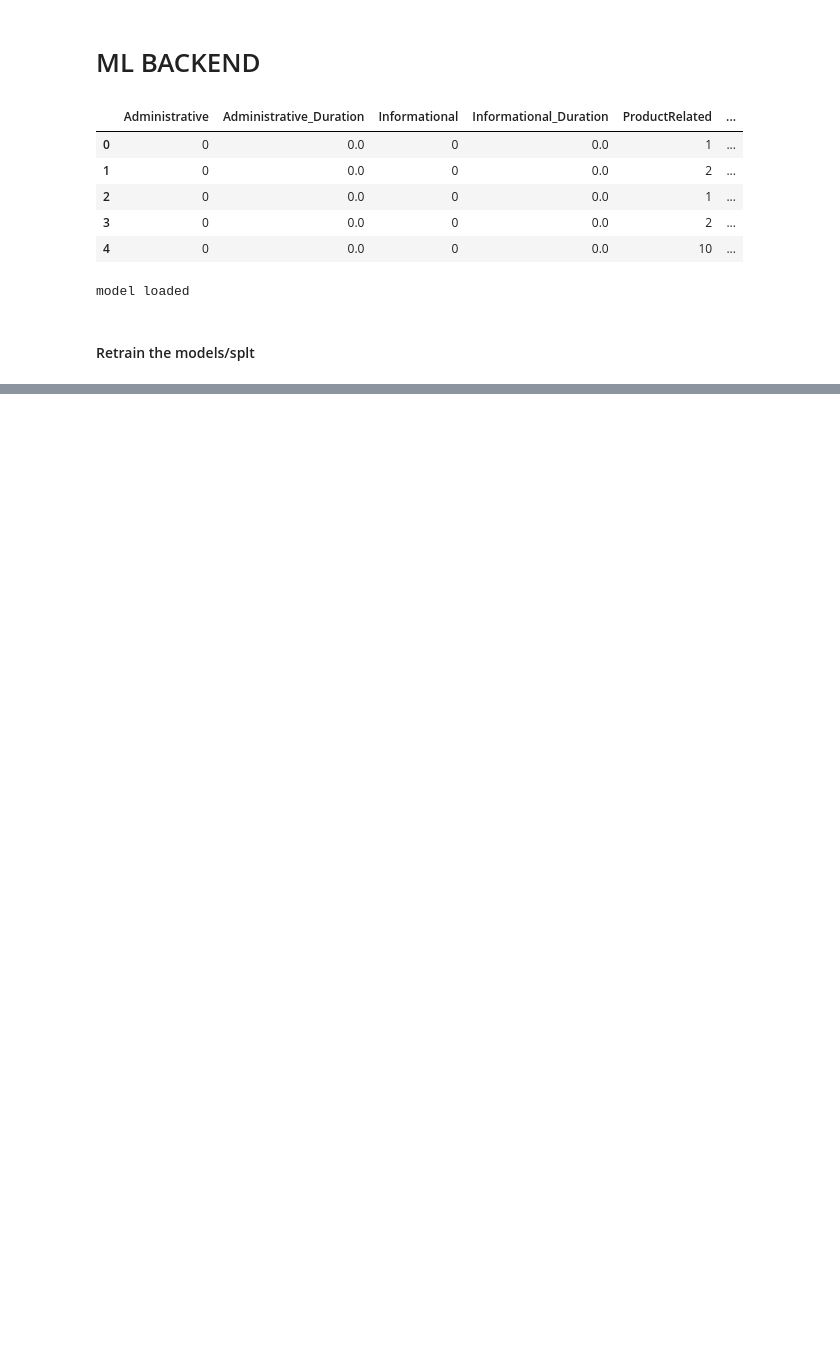
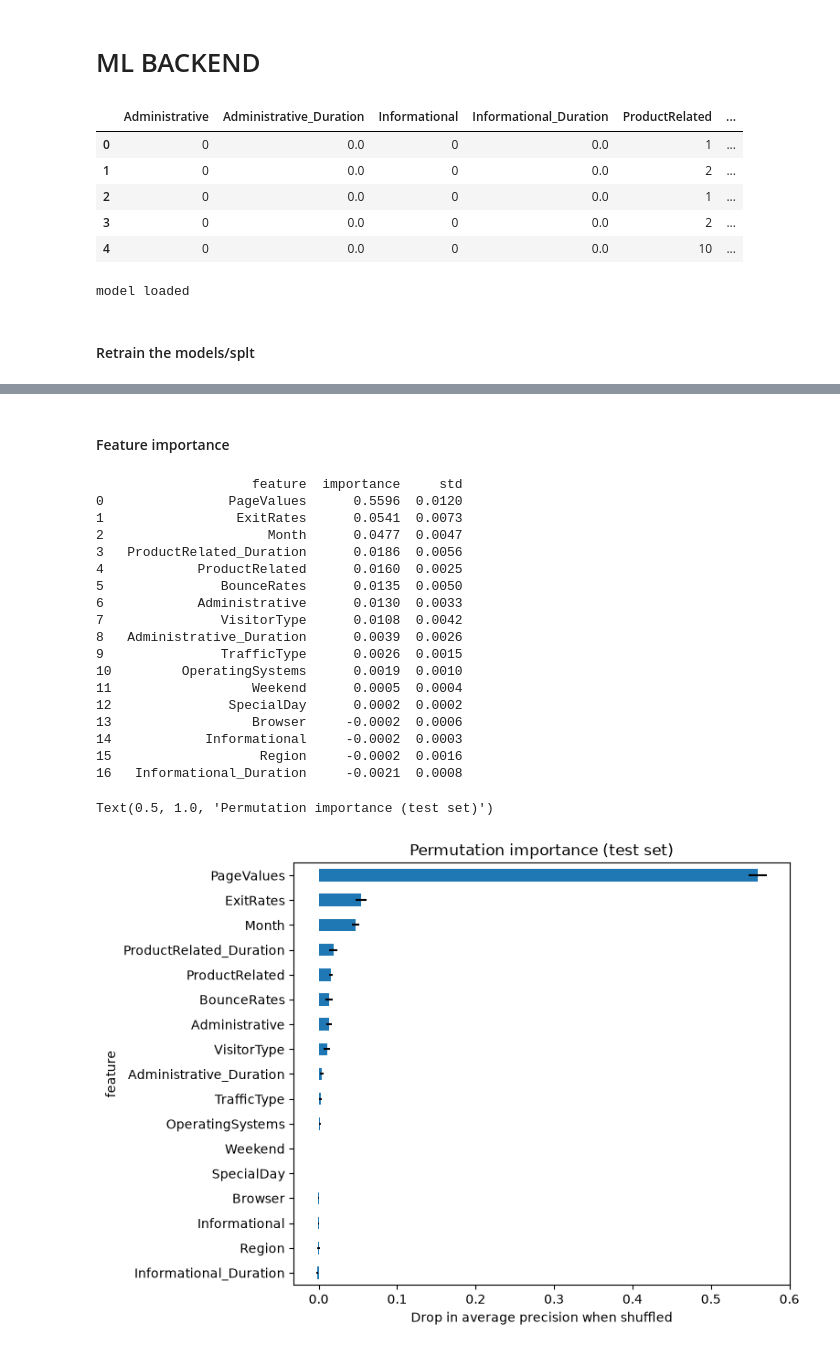
Before and after one commit to Tibuuu/Baseline-Model-Training, a Jupyter notebook: API_pml/ML_backend.ipynb, the cells around one changed output, grey strips where cells are left out. Saved outputs shown, nothing was run; the diff lists cells and outputs as text; code cells hidden in the pictures; blank space fills up the shorter version.

```diff
--- a/API_pml/ML_backend.ipynb
+++ b/API_pml/ML_backend.ipynb
@@ -44,3 +45,21 @@ print("model loaded")
 model loaded
 # %% [markdown]
 #### Retrain the models/splt
+# %%
+y = dataset['Revenue'].astype(int)
+X = dataset.drop(columns='Revenue')
+
+# 60% train / 20% validation / 20% test
+X_train, X_temp, y_train, y_temp = train_test_split(
+    X, y, test_size=0.4, random_state=13, stratify=y)
+X_val, X_test, y_val, y_test = train_test_split(
+    X_temp, y_temp, test_size=0.5, random_state=13, stratify=y_temp)
+
+
+model = clone(pipe)
+model.fit(X_train, y_train)
+
+for name, Xs, ys in [("VALIDATION", X_val, y_val), ("TEST", X_test, y_test)]:
+    pred = (model.predict_proba(Xs)[:, 1] >= 0.5).astype(int)
+    print(f"===== {name} (threshold 0.5) =====")
+    print(classification_report(ys, pred))
@@ -46,0 +127,42 @@ model loaded
+# %% [markdown]
+#### Feature importance
+# %%
+result = permutation_importance(
+    model, X_test, y_test,
+    scoring='average_precision',
+    n_repeats=10, random_state=13, n_jobs=-1)
+
+importance_df = (pd.DataFrame({
+        'feature': X_test.columns,
+        'importance': result.importances_mean,
+        'std': result.importances_std})
+    .sort_values('importance', ascending=False)
+    .reset_index(drop=True))
+
+print(importance_df.round(4))
+
+importance_df.sort_values('importance').plot.barh(
+    x='feature', y='importance', xerr='std', legend=False, figsize=(7, 6))
+plt.xlabel('Drop in average precision when shuffled')
+plt.title('Permutation importance (test set)')
+# %% [output]
+                    feature  importance     std
+0                PageValues      0.5596  0.0120
+1                 ExitRates      0.0541  0.0073
+2                     Month      0.0477  0.0047
+3   ProductRelated_Duration      0.0186  0.0056
+4            ProductRelated      0.0160  0.0025
+5               BounceRates      0.0135  0.0050
+6            Administrative      0.0130  0.0033
+7               VisitorType      0.0108  0.0042
+8   Administrative_Duration      0.0039  0.0026
+9               TrafficType      0.0026  0.0015
+10         OperatingSystems      0.0019  0.0010
+11                  Weekend      0.0005  0.0004
+12               SpecialDay      0.0002  0.0002
+13                  Browser     -0.0002  0.0006
+14            Informational     -0.0002  0.0003
+15                   Region     -0.0002  0.0016
+16   Informational_Duration     -0.0021  0.0008
+Text(0.5, 1.0, 'Permutation importance (test set)')
+[figure, added]
```
Also changed, not shown: parts of 4 cells of this notebook.
